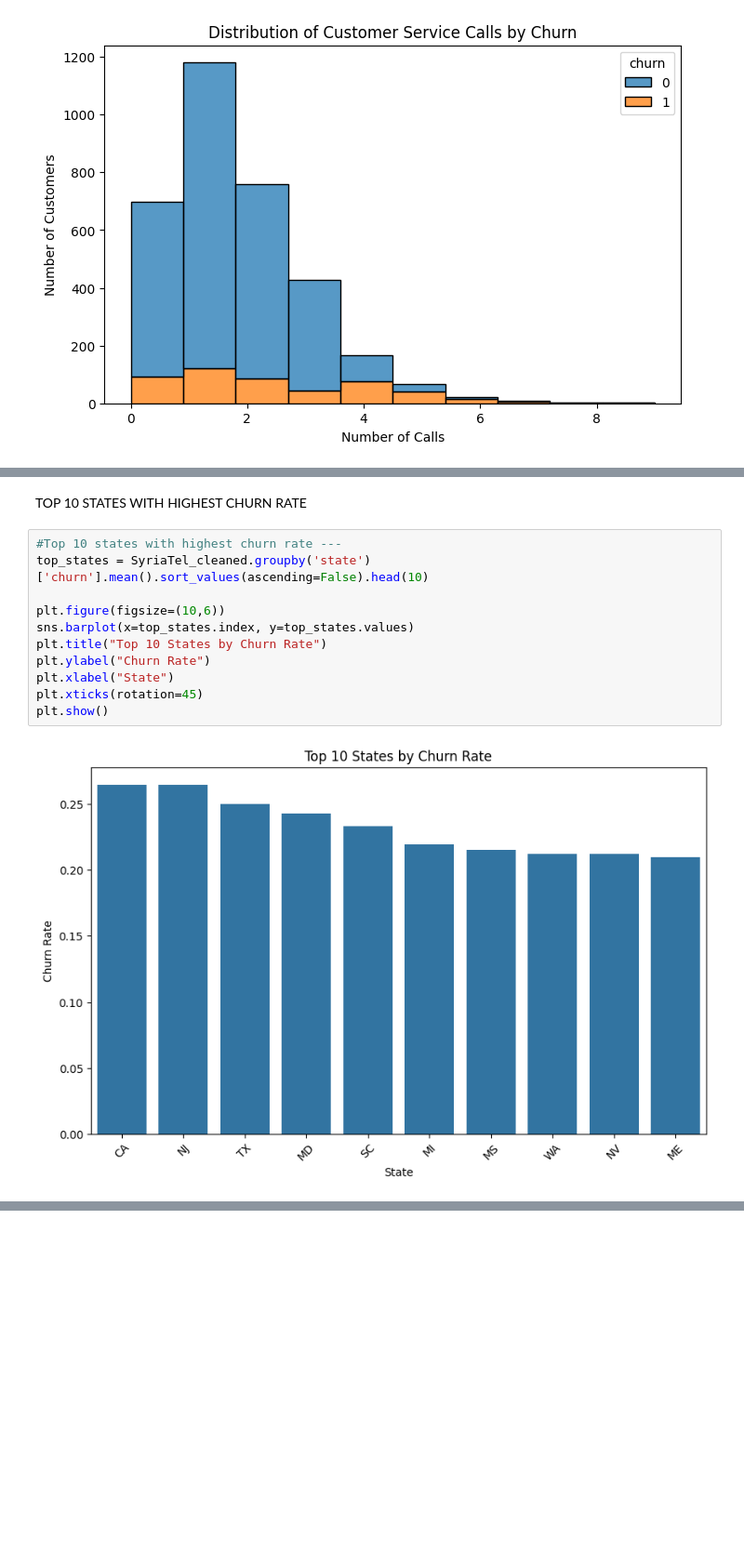
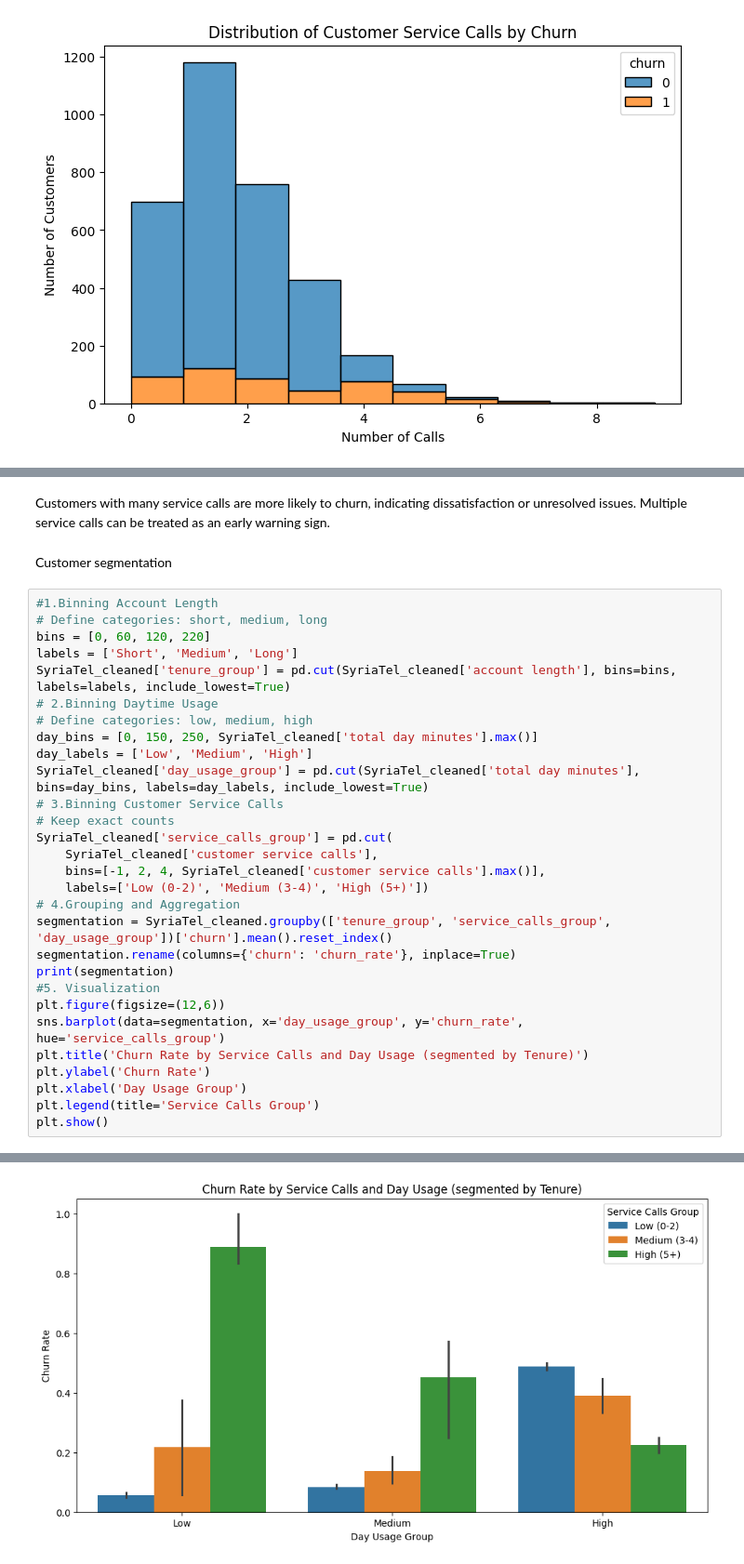
Before and after one commit to Limo-Vincent/Group_9_Phase_3_project, a Jupyter notebook: SyriaTel.ipynb, the cells around one changed output, grey strips where cells are left out. Shown: that part at 93% size. Saved outputs shown, nothing was run; the diff lists cells and outputs as text; blank space fills up the shorter version.

```diff
--- a/SyriaTel.ipynb
+++ b/SyriaTel.ipynb
@@ -222,15 +236,34 @@ plt.show()
-# %% [markdown]
-TOP 10 STATES WITH HIGHEST CHURN RATE
-# %%
-#Top 10 states with highest churn rate ---
-top_states = SyriaTel_cleaned.groupby('state')['churn'].mean().sort_values(ascending=False).head(10)
-
-plt.figure(figsize=(10,6))
-sns.barplot(x=top_states.index, y=top_states.values)
-plt.title("Top 10 States by Churn Rate")
-plt.ylabel("Churn Rate")
-plt.xlabel("State")
-plt.xticks(rotation=45)
-plt.show()
-# %% [output]
-[figure, removed]
+# %% [markdown]
+Customers with many service calls are more likely to churn, indicating dissatisfaction or unresolved issues. Multiple service calls can be treated as an early warning sign.
+# %% [markdown]
+Customer segmentation
+# %%
+#1.Binning Account Length
+# Define categories: short, medium, long
+bins = [0, 60, 120, 220]
+labels = ['Short', 'Medium', 'Long']
+SyriaTel_cleaned['tenure_group'] = pd.cut(SyriaTel_cleaned['account length'], bins=bins, labels=labels, include_lowest=True)
+# 2.Binning Daytime Usage
+# Define categories: low, medium, high
+day_bins = [0, 150, 250, SyriaTel_cleaned['total day minutes'].max()]
+day_labels = ['Low', 'Medium', 'High']
+SyriaTel_cleaned['day_usage_group'] = pd.cut(SyriaTel_cleaned['total day minutes'], bins=day_bins, labels=day_labels, include_lowest=True)
+# 3.Binning Customer Service Calls
+# Keep exact counts
+SyriaTel_cleaned['service_calls_group'] = pd.cut(
+    SyriaTel_cleaned['customer service calls'],
+    bins=[-1, 2, 4, SyriaTel_cleaned['customer service calls'].max()],
+    labels=['Low (0-2)', 'Medium (3-4)', 'High (5+)'])
+# 4.Grouping and Aggregation
+segmentation = SyriaTel_cleaned.groupby(['tenure_group', 'service_calls_group', 'day_usage_group'])['churn'].mean().reset_index()
+segmentation.rename(columns={'churn': 'churn_rate'}, inplace=True)
+print(segmentation)
+#5. Visualization
+plt.figure(figsize=(12,6))
+sns.barplot(data=segmentation, x='day_usage_group', y='churn_rate', hue='service_calls_group')
+plt.title('Churn Rate by Service Calls and Day Usage (segmented by Tenure)')
+plt.ylabel('Churn Rate')
+plt.xlabel('Day Usage Group')
+plt.legend(title='Service Calls Group')
+plt.show()
+# %% [output]
@@ -236,0 +287 @@ plt.show()
+[figure, added]
```
Also changed, not shown: parts of 71 cells of this notebook, 2 other files.
